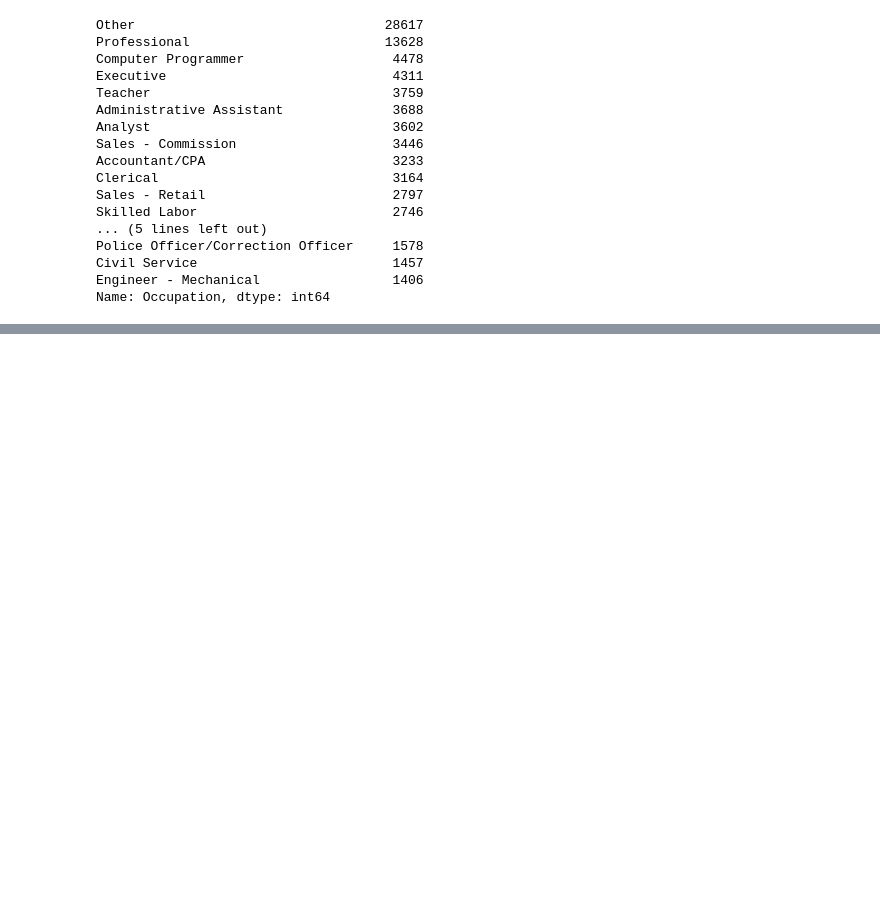
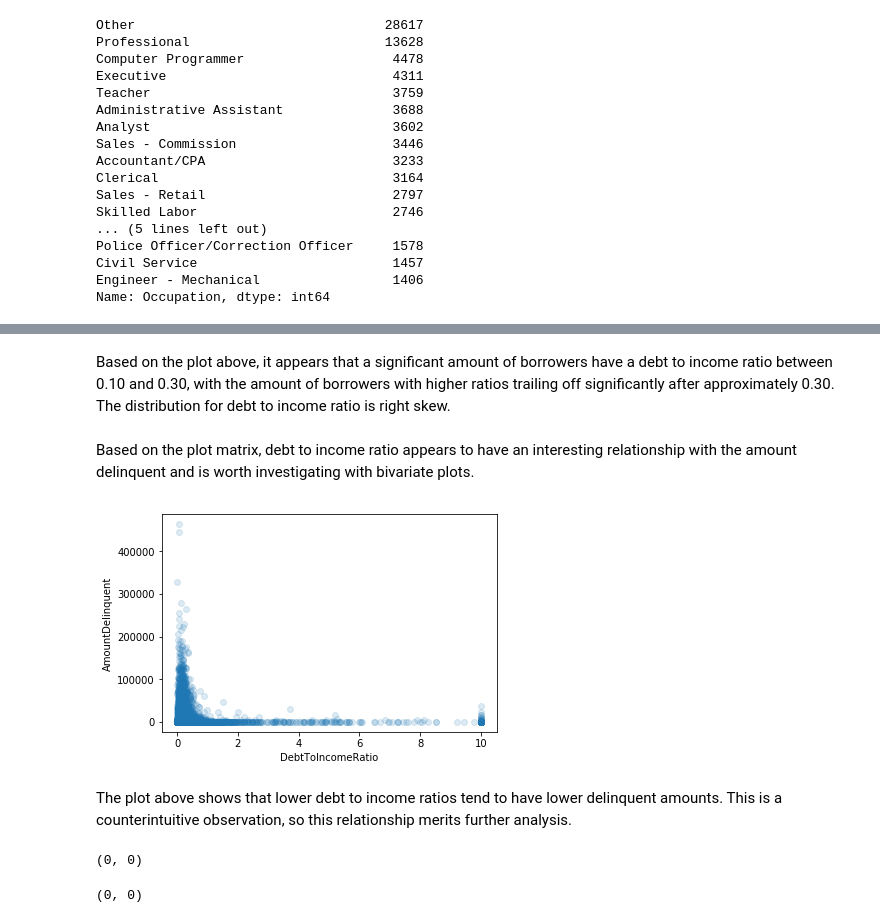
Before and after one commit to louisneira/Data_Visualization, a Jupyter notebook: Data_Visualization.ipynb, the cells around one changed output, grey strips where cells are left out. Drawn from its saved outputs; the diff is of its cells as text; code cells hidden in the pictures; blank space fills up the shorter version.

```diff
--- a/Data_Visualization.ipynb
+++ b/Data_Visualization.ipynb
@@ -119,0 +246,20 @@ memory usage: 15.8+ MB
+# %% [markdown]
+Based on the plot above, it appears that a significant amount of borrowers have a debt to income ratio between 0.10 and 0.30, with the amount of borrowers with higher ratios trailing off significantly after approximately 0.30. The distribution for debt to income ratio is right skew.
+# %% [markdown]
+Based on the plot matrix, debt to income ratio appears to have an interesting relationship with the amount delinquent and is worth investigating with bivariate plots.
+# %%
+sns.regplot(data = loan_data, x = 'DebtToIncomeRatio', y = 'AmountDelinquent', fit_reg=False, scatter_kws = {'alpha': 0.15});
+# %% [output]
+[figure, added]
+# %% [markdown]
+The plot above shows that lower debt to income ratios tend to have lower delinquent amounts. This is a counterintuitive observation, so this relationship merits further analysis.
+# %%
+# Confirm that we do not have null or infinite data in the specified columns
+loan_data.dropna(subset=['DebtToIncomeRatio', 'AmountDelinquent'], inplace=True)
+(loan_data['DebtToIncomeRatio'].isin([np.inf, -np.inf])).sum(), loan_data['DebtToIncomeRatio'].isna().sum()
+# %% [output]
+(0, 0)
+# %%
+(loan_data['AmountDelinquent'].isin([np.inf, -np.inf])).sum(), loan_data['AmountDelinquent'].isna().sum()
+# %% [output]
+(0, 0)
```
Also changed, not shown: parts of 103 cells of this notebook.
